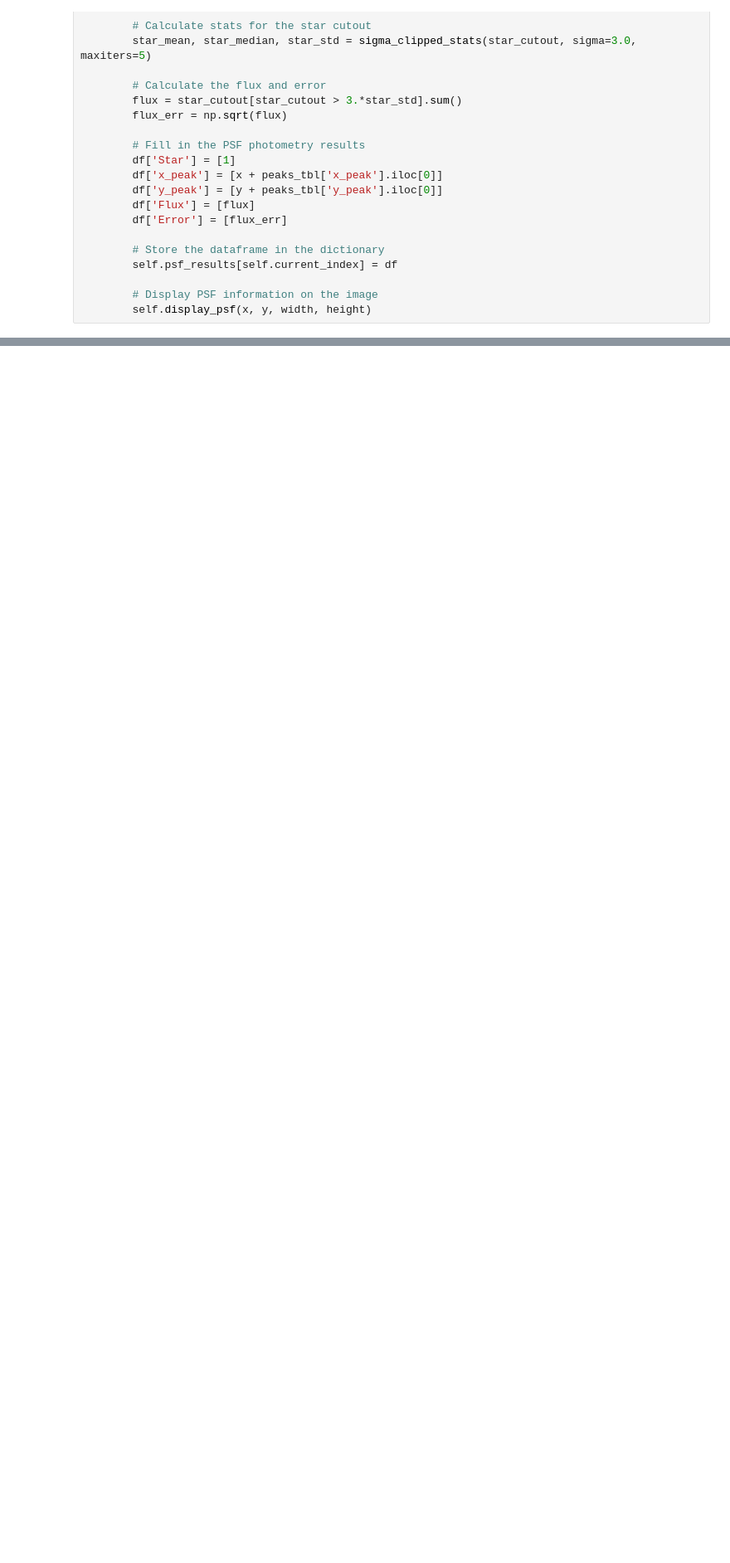
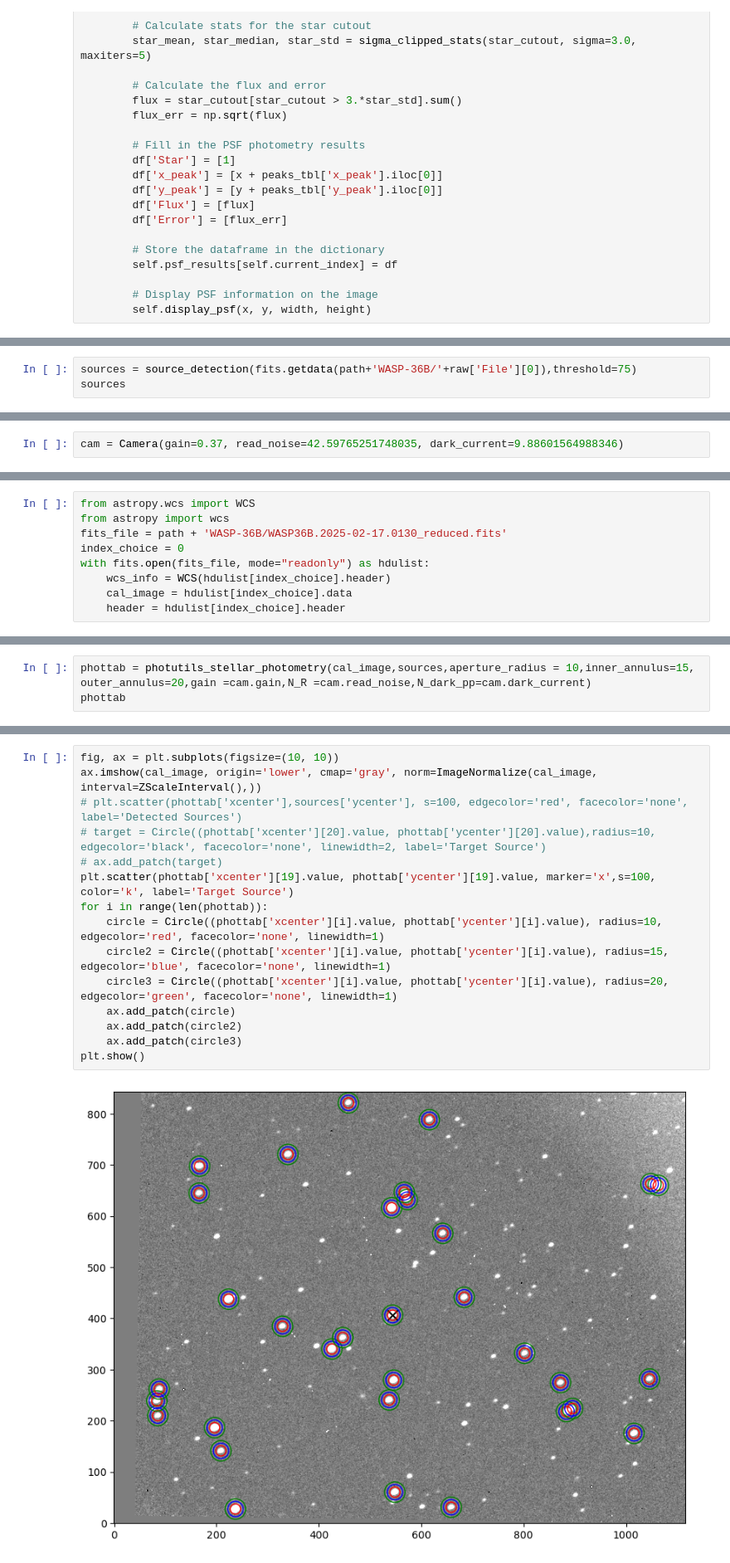
Before and after one commit to explorerjs32/rho_data_reduction_pipeline, a Jupyter notebook: photometry_mplw/psf_phot_uncert.ipynb, the cells around one changed output, grey strips where cells are left out. Shown: that part at 83% size. Drawn from its saved outputs; the diff is of its cells as text; blank space fills up the shorter version.

Commit message:
Photometry uncertainties updates. Noise calculation incomplete, but the functions now save the uncertainty df and photometry results dfs

```diff
--- a/photometry_mplw/psf_phot_uncert.ipynb
+++ b/photometry_mplw/psf_phot_uncert.ipynb
@@ -161,0 +326,3 @@ def perform_psf_photometry(self, x, y, width, height):
+# %%
+sources = source_detection(fits.getdata(path+'WASP-36B/'+raw['File'][0]),threshold=75)
+sources
@@ -161,0 +402,2 @@ def perform_psf_photometry(self, x, y, width, height):
+# %%
+cam = Camera(gain=0.37, read_noise=42.59765251748035, dark_current=9.88601564988346)
@@ -161,0 +473,9 @@ def perform_psf_photometry(self, x, y, width, height):
+# %%
+from astropy.wcs import WCS
+from astropy import wcs
+fits_file = path + 'WASP-36B/WASP36B.2025-02-17.0130_reduced.fits'
+index_choice = 0
+with fits.open(fits_file, mode="readonly") as hdulist:
+    wcs_info = WCS(hdulist[index_choice].header)
+    cal_image = hdulist[index_choice].data
+    header = hdulist[index_choice].header
@@ -161,0 +547,3 @@ def perform_psf_photometry(self, x, y, width, height):
+# %%
+phottab = photutils_stellar_photometry(cal_image,sources,aperture_radius = 10,inner_annulus=15, outer_annulus=20,gain =cam.gain,N_R =cam.read_noise,N_dark_pp=cam.dark_current)
+phottab
@@ -161,0 +602,17 @@ def perform_psf_photometry(self, x, y, width, height):
+# %%
+fig, ax = plt.subplots(figsize=(10, 10))
+ax.imshow(cal_image, origin='lower', cmap='gray', norm=ImageNormalize(cal_image, interval=ZScaleInterval(),))
+# plt.scatter(phottab['xcenter'],sources['ycenter'], s=100, edgecolor='red', facecolor='none', label='Detected Sources')
+# target = Circle((phottab['xcenter'][20].value, phottab['ycenter'][20].value),radius=10, edgecolor='black', facecolor='none', linewidth=2, label='Target Source')
+# ax.add_patch(target)
+plt.scatter(phottab['xcenter'][19].value, phottab['ycenter'][19].value, marker='x',s=100, color='k', label='Target Source')
+for i in range(len(phottab)):
+    circle = Circle((phottab['xcenter'][i].value, phottab['ycenter'][i].value), radius=10, edgecolor='red', facecolor='none', linewidth=1)
+    circle2 = Circle((phottab['xcenter'][i].value, phottab['ycenter'][i].value), radius=15, edgecolor='blue', facecolor='none', linewidth=1)
+    circle3 = Circle((phottab['xcenter'][i].value, phottab['ycenter'][i].value), radius=20, edgecolor='green', facecolor='none', linewidth=1)
+    ax.add_patch(circle)
+    ax.add_patch(circle2)
+    ax.add_patch(circle3)
+plt.show()
+# %% [output]
+[figure, added]
```
Also changed, not shown: parts of 50 cells of this notebook, 8 other files.
